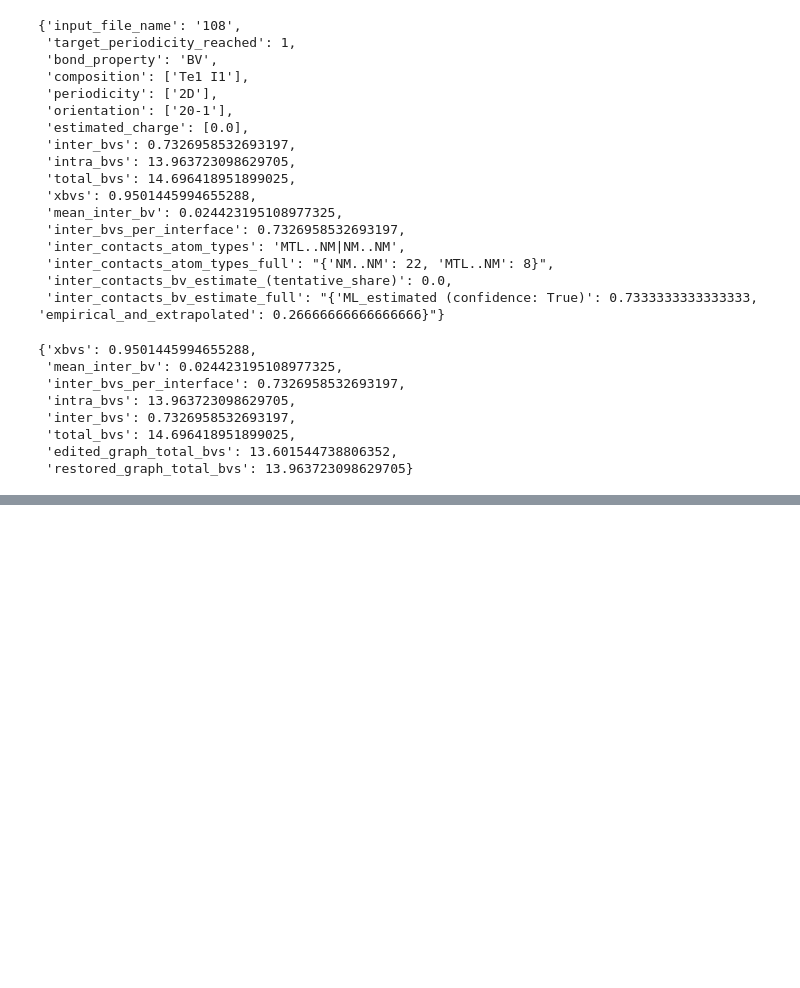
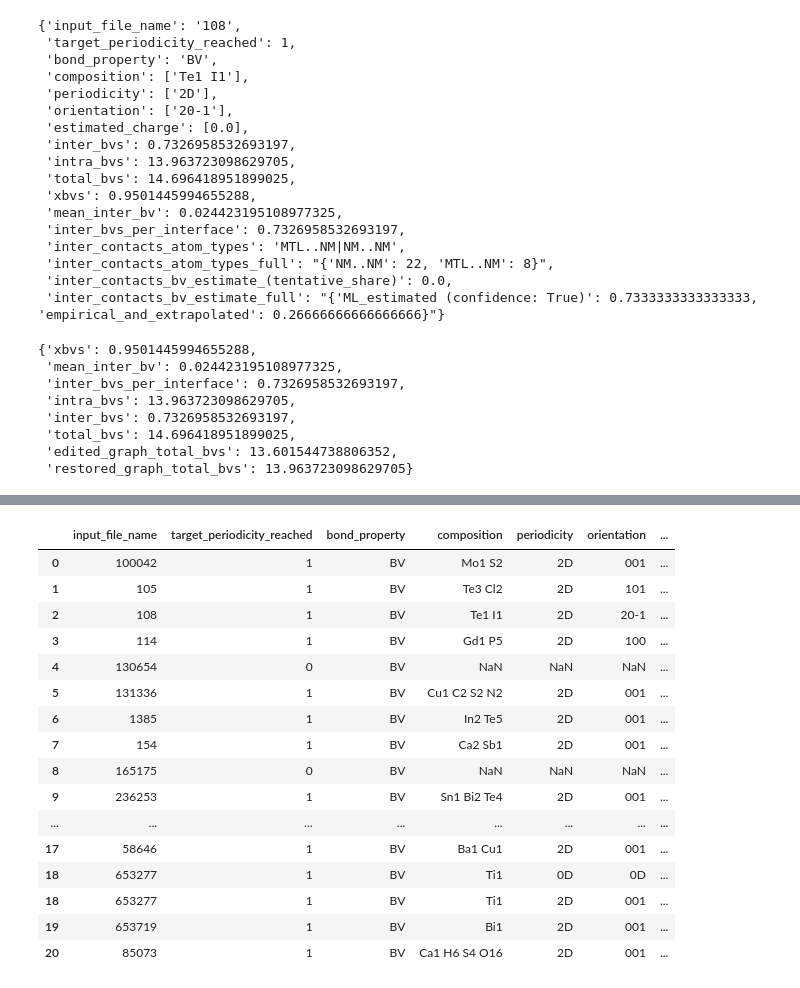
Before and after one commit to trioxane/StructureAnalyzer, a Jupyter notebook: application_examples.ipynb, the cells around one changed output, grey strips where cells are left out. Cells and saved outputs as stored; diff of their text form; code cells hidden in the pictures; blank space fills up the shorter version.

Commit message:
add example cifs

```diff
--- a/application_examples.ipynb
+++ b/application_examples.ipynb
@@ -107,0 +114,11 @@ analysis_results.show_BVs_data()
+# %%
+res = []
+
+for CIF_FILE_NAME in glob.glob('./example_cifs/*.cif'):
+    print(CIF_FILE_NAME)
+
+    analyzer = CrystalGraphAnalyzer(CIF_FILE_NAME, connectivity_calculator, BOND_PROPERTY)
+    analyzer.analyze_graph(target_periodicity=TARGET_PERIODICITY)
+    analysis_results = analyzer.output_subgraphs_data(save_fragments_to_cifs=False)
+
+    res.append(analysis_results.results_as_dict())
@@ -107,0 +147,23 @@ analysis_results.show_BVs_data()
+# %%
+df_results = pd.DataFrame(res)
+df_results = df_results.explode(column=['composition', 'periodicity', 'orientation', 'estimated_charge'])
+# %%
+df_results
+# %% [output]
+|  | input_file_name | target_periodicity_reached | bond_property | composition | periodicity | orientation | ... |
+| 0 | 100042 | 1 | BV | Mo1 S2 | 2D | 001 | ... |
+| 1 | 105 | 1 | BV | Te3 Cl2 | 2D | 101 | ... |
+| 2 | 108 | 1 | BV | Te1 I1 | 2D | 20-1 | ... |
+| 3 | 114 | 1 | BV | Gd1 P5 | 2D | 100 | ... |
+| 4 | 130654 | 0 | BV | NaN | NaN | NaN | ... |
+| 5 | 131336 | 1 | BV | Cu1 C2 S2 N2 | 2D | 001 | ... |
+| 6 | 1385 | 1 | BV | In2 Te5 | 2D | 001 | ... |
+| 7 | 154 | 1 | BV | Ca2 Sb1 | 2D | 001 | ... |
+| 8 | 165175 | 0 | BV | NaN | NaN | NaN | ... |
+| 9 | 236253 | 1 | BV | Sn1 Bi2 Te4 | 2D | 001 | ... |
+| ... | ... | ... | ... | ... | ... | ... | ... |
+| 17 | 58646 | 1 | BV | Ba1 Cu1 | 2D | 001 | ... |
+| 18 | 653277 | 1 | BV | Ti1 | 0D | 0D | ... |
+| 18 | 653277 | 1 | BV | Ti1 | 2D | 001 | ... |
+| 19 | 653719 | 1 | BV | Bi1 | 2D | 001 | ... |
+| 20 | 85073 | 1 | BV | Ca1 H6 S4 O16 | 2D | 001 | ... |
```
Also changed, not shown: parts of 4 cells of this notebook, 21 other files.
